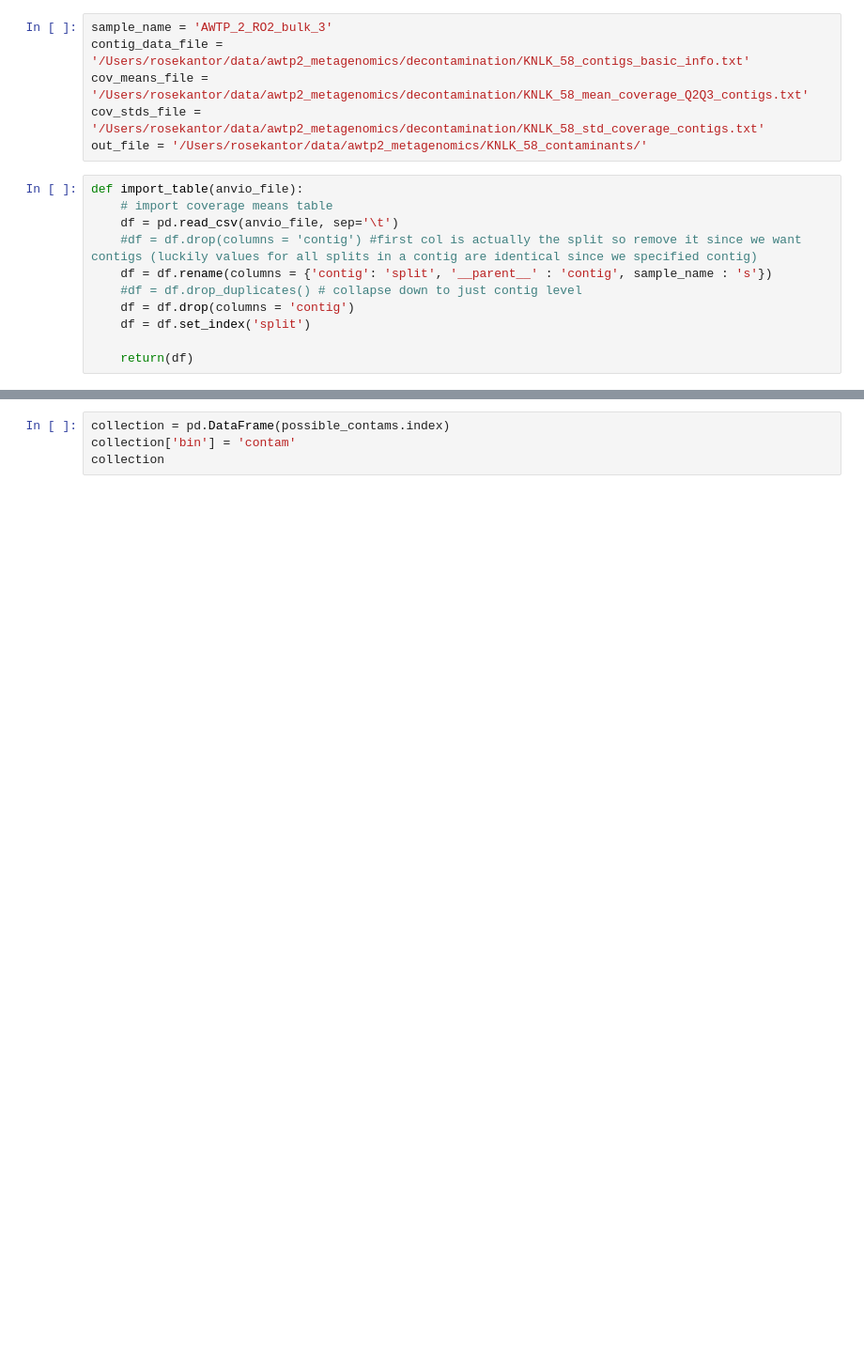
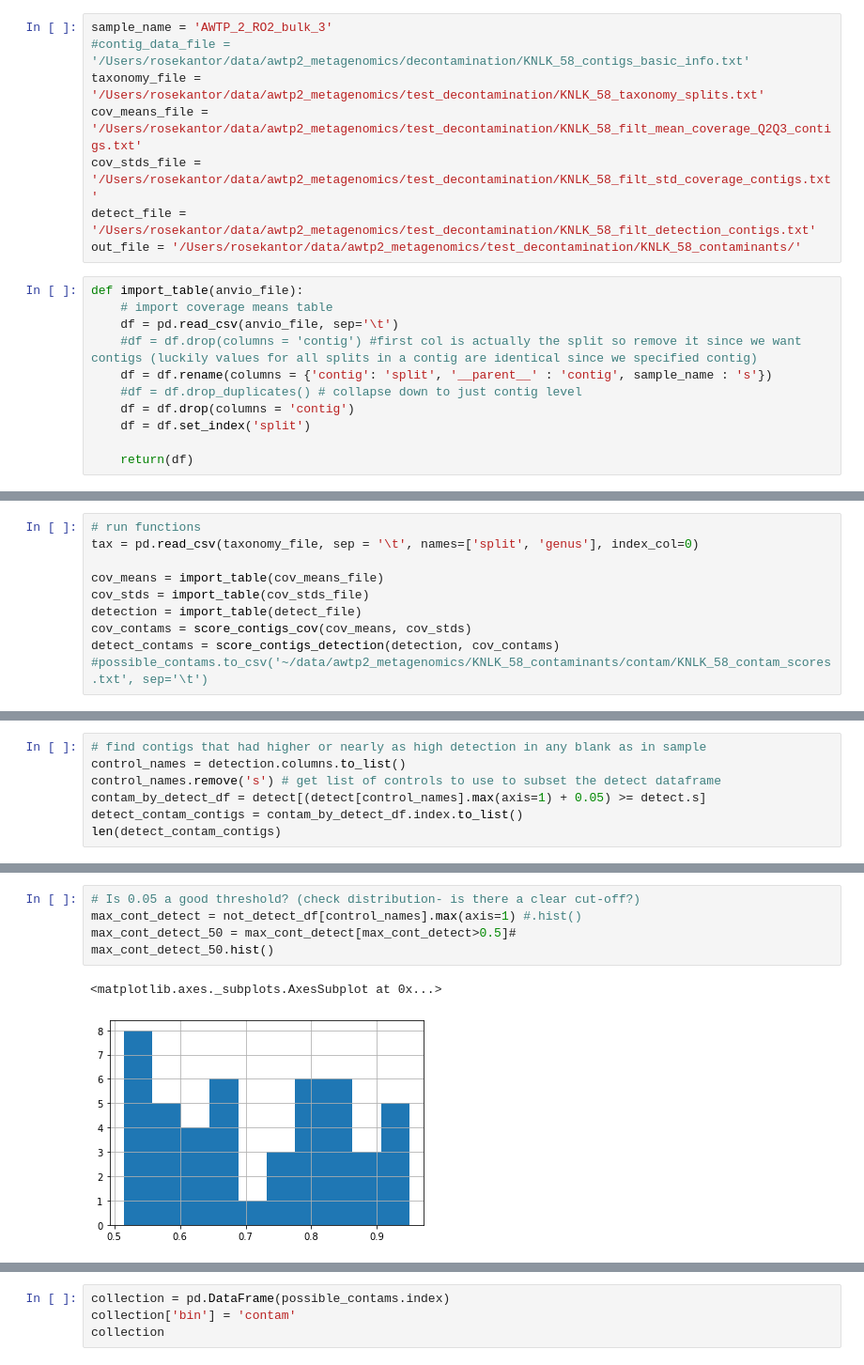
Before and after one commit to rosekantor/awtp2, a Jupyter notebook: metagenomics_contaminant_removal_py.ipynb, the cells around one changed output, grey strips where cells are left out. Shown at 94% size. Cells and saved outputs as stored; diff of their text form; blank space fills up the shorter version.

Commit message:
testing new functions for find_contams.py

```diff
--- a/metagenomics_contaminant_removal_py.ipynb
+++ b/metagenomics_contaminant_removal_py.ipynb
@@ -13,10 +16,12 @@ Can a contig can still be a contaminant even if it is at lower relative coverage
 # Script
 # %%
 sample_name = 'AWTP_2_RO2_bulk_3'
-contig_data_file = '/Users/rosekantor/data/awtp2_metagenomics/decontamination/KNLK_58_contigs_basic_info.txt'
-cov_means_file = '/Users/rosekantor/data/awtp2_metagenomics/decontamination/KNLK_58_mean_coverage_Q2Q3_contigs.txt'
-cov_stds_file = '/Users/rosekantor/data/awtp2_metagenomics/decontamination/KNLK_58_std_coverage_contigs.txt'
-out_file = '/Users/rosekantor/data/awtp2_metagenomics/KNLK_58_contaminants/'
+#contig_data_file = '/Users/rosekantor/data/awtp2_metagenomics/decontamination/KNLK_58_contigs_basic_info.txt'
+taxonomy_file = '/Users/rosekantor/data/awtp2_metagenomics/test_decontamination/KNLK_58_taxonomy_splits.txt'
+cov_means_file = '/Users/rosekantor/data/awtp2_metagenomics/test_decontamination/KNLK_58_filt_mean_coverage_Q2Q3_contigs.txt'
+cov_stds_file = '/Users/rosekantor/data/awtp2_metagenomics/test_decontamination/KNLK_58_filt_std_coverage_contigs.txt'
+detect_file = '/Users/rosekantor/data/awtp2_metagenomics/test_decontamination/KNLK_58_filt_detection_contigs.txt'
+out_file = '/Users/rosekantor/data/awtp2_metagenomics/test_decontamination/KNLK_58_contaminants/'
 # %%
 def import_table(anvio_file):
     # import coverage means table
@@ -79,0 +101,10 @@ possible_contams.to_csv('~/data/awtp2_metagenomics/KNLK_58_contaminants/contam/K
+# %%
+# run functions
+tax = pd.read_csv(taxonomy_file, sep = '\t', names=['split', 'genus'], index_col=0)
+
+cov_means = import_table(cov_means_file)
+cov_stds = import_table(cov_stds_file)
+detection = import_table(detect_file)
+cov_contams = score_contigs_cov(cov_means, cov_stds)
+detect_contams = score_contigs_detection(detection, cov_contams)
+#possible_contams.to_csv('~/data/awtp2_metagenomics/KNLK_58_contaminants/contam/KNLK_58_contam_scores.txt', sep='\t')
@@ -79,0 +143,7 @@ possible_contams.to_csv('~/data/awtp2_metagenomics/KNLK_58_contaminants/contam/K
+# %%
+# find contigs that had higher or nearly as high detection in any blank as in sample
+control_names = detection.columns.to_list()
+control_names.remove('s') # get list of controls to use to subset the detect dataframe
+contam_by_detect_df = detect[(detect[control_names].max(axis=1) + 0.05) >= detect.s]
+detect_contam_contigs = contam_by_detect_df.index.to_list()
+len(detect_contam_contigs)
@@ -79,0 +263,8 @@ possible_contams.to_csv('~/data/awtp2_metagenomics/KNLK_58_contaminants/contam/K
+# %%
+# Is 0.05 a good threshold? (check distribution- is there a clear cut-off?)
+max_cont_detect = not_detect_df[control_names].max(axis=1) #.hist()
+max_cont_detect_50 = max_cont_detect[max_cont_detect>0.5]#
+max_cont_detect_50.hist()
+# %% [output]
+<matplotlib.axes._subplots.AxesSubplot at 0x...>
+[figure, added]
```
Also changed, not shown: parts of 30 cells of this notebook.
